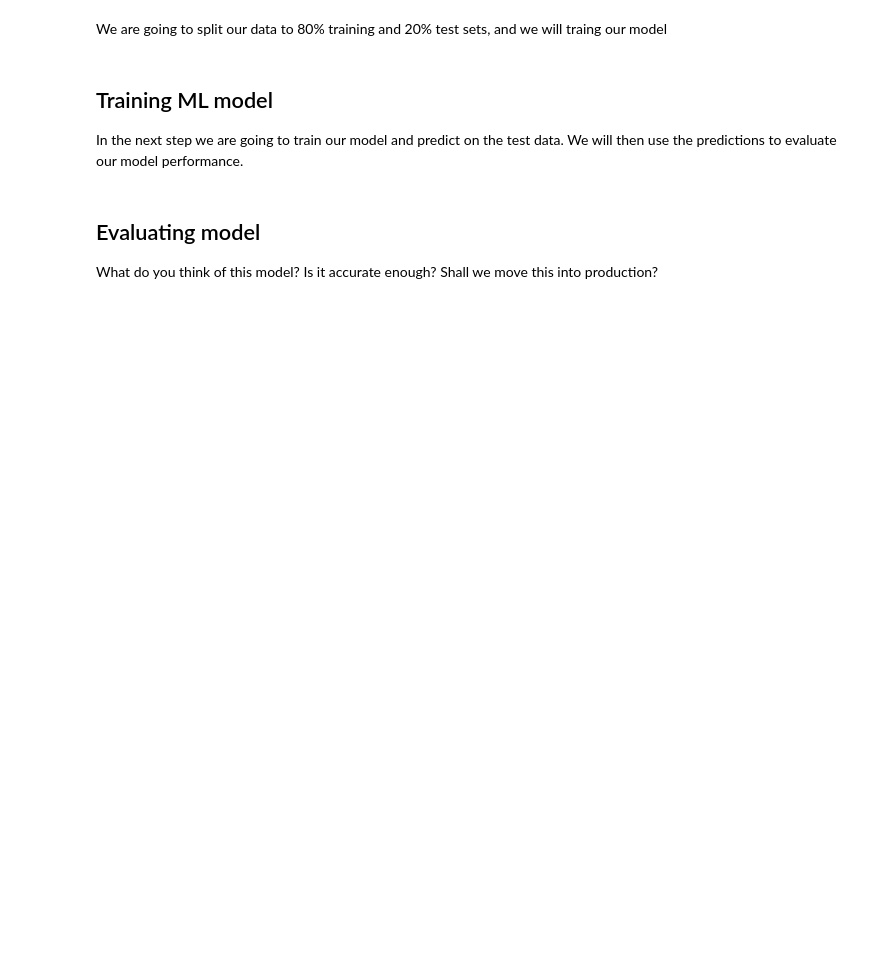
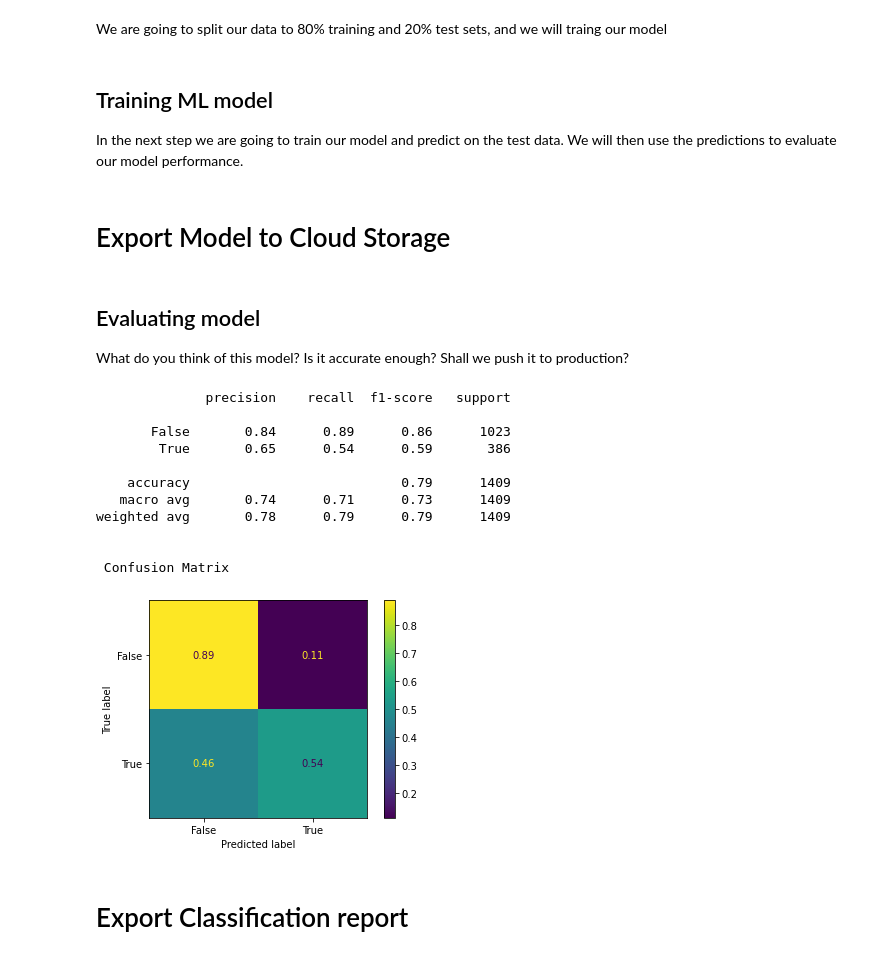
Before and after one commit to anifort/vertex-ai-telco-churn, a Jupyter notebook: experiment.ipynb, the cells around one changed output. Cells and saved outputs as stored; diff of their text form; code cells hidden in the pictures; blank space fills up the shorter version.

Commit message:
package successfully trains on GCP using UI.

```diff
--- a/experiment.ipynb
+++ b/experiment.ipynb
@@ -54,0 +218,9 @@ df.loc[df.tenure==0, ['tenure', 'MonthlyCharges', 'TotalCharges']]
+# %%
+def data_selection(df: pd.DataFrame) -> (pd.DataFrame, pd.DataFrame):
+    data = df.loc[:, ALL_COLUMNS]
+    # We create a series with the prediciton label
+    labels = df.Churn
+
+    return data, labels
+# %%
+X, y = data_selection(df);
@@ -118,6 +259,6 @@ X_train, X_test, y_train, y_test = train_test_split(X, y, test_size=0.2, random_
+# %%
+model_params = {"kernel":"linear", "C":2, "class_weight":None}
+clf = pipeline_builder(model_params)
 # %% [markdown]
 ## Training ML model
 In the next step we are going to train our model and predict on the test data. We will then use the predictions to evaluate our model performance.
-# %%
-clf.fit(X_train, y_train)
-y_pred = clf.predict(X_test)
@@ -123,0 +276,2 @@ y_pred = clf.predict(X_test)
+# %% [markdown]
+# Export Model to Cloud Storage
@@ -124,12 +304,26 @@ y_pred = clf.predict(X_test)
 # %% [markdown]
 ## Evaluating model
-What do you think of this model? Is it accurate enough? Shall we move this into production?
+What do you think of this model? Is it accurate enough? Shall we push it to production?
 # %%
-from sklearn.metrics import classification_report
-from sklearn.metrics import plot_confusion_matrix
-import matplotlib.pyplot as plt
+y_pred = clf.predict(X_test)
+
 print(classification_report(y_test,y_pred))
 
 print("\n Confusion Matrix")
-plot_confusion_matrix(clf, X_test,y_test)
+plot_confusion_matrix(clf, X_test,y_test, normalize='true')
 plt.show()
+# %% [output]
+              precision    recall  f1-score   support
+
+       False       0.84      0.89      0.86      1023
+        True       0.65      0.54      0.59       386
+
+    accuracy                           0.79      1409
+   macro avg       0.74      0.71      0.73      1409
+weighted avg       0.78      0.79      0.79      1409
+
+
+ Confusion Matrix
+[figure, added]
+# %% [markdown]
+# Export Classification report
```
Also changed, not shown: parts of 35 cells of this notebook, 7 other files.
